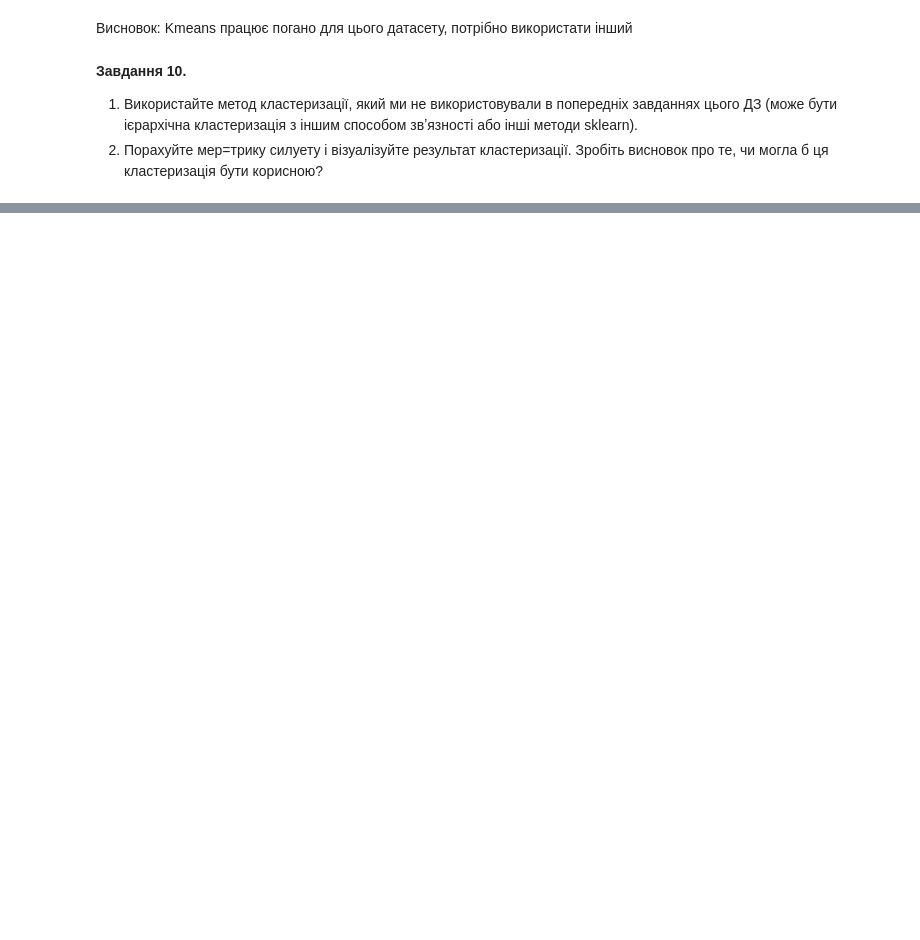
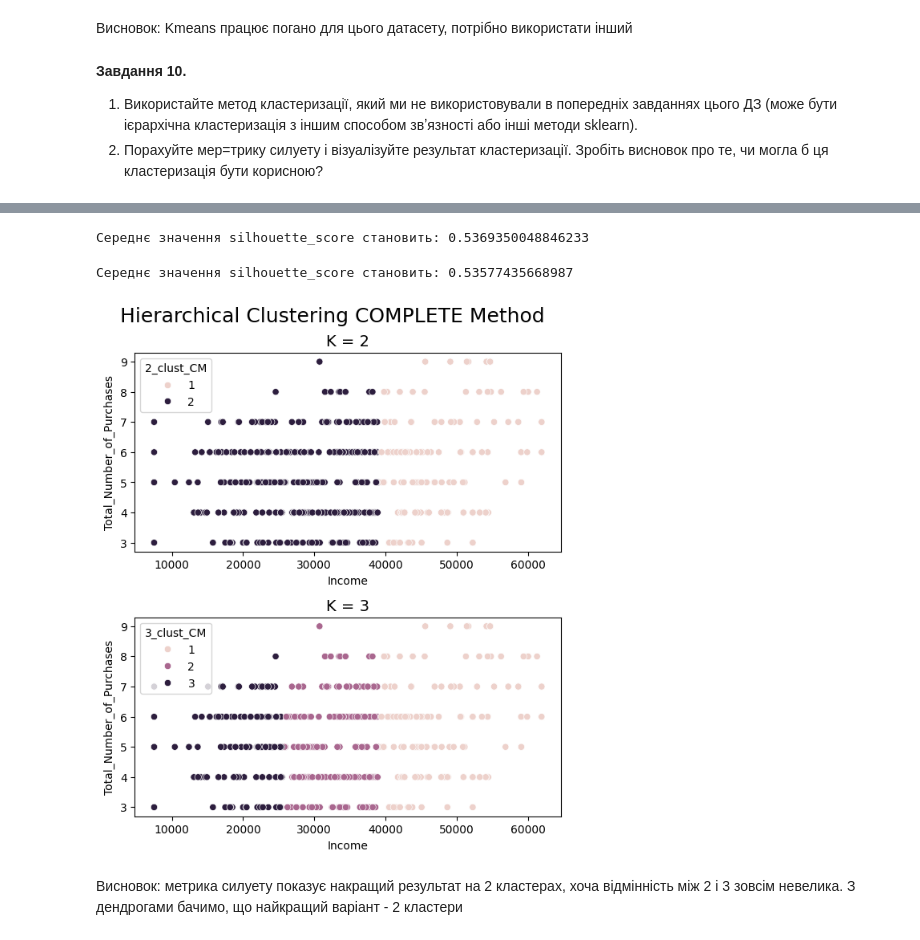
Before and after one commit to nikishkaaa/ML-Course, a Jupyter notebook: "HW_Алгоритми_кластеризації_ipynb".ipynb, the cells around one changed output, grey strips where cells are left out. Drawn from its saved outputs; the diff is of its cells as text; code cells hidden in the pictures; blank space fills up the shorter version.

```diff
--- a/"HW_Алгоритми_кластеризації_ipynb".ipynb
+++ b/"HW_Алгоритми_кластеризації_ipynb".ipynb
@@ -516,0 +527,4 @@ plt.colorbar(label='Cluster Label')
+# %%
+optics_data['2_clust_CM']=fcluster(dist_comp, 2, criterion='maxclust')
+optics_data['3_clust_CM']=fcluster(dist_comp, 3, criterion='maxclust')
+optics_data.head()
@@ -516,0 +539,35 @@ plt.colorbar(label='Cluster Label')
+# %%
+silhouette_avg = silhouette_score(optics_data, optics_data['2_clust_CM'])
+print(
+        "Середнє значення silhouette_score становить:",
+        silhouette_avg,
+    )
+# %% [output]
+Середнє значення silhouette_score становить: 0.5369350048846233
+# %%
+
+silhouette_avg = silhouette_score(optics_data, optics_data['3_clust_CM'])
+print(
+        "Середнє значення silhouette_score становить:",
+        silhouette_avg,
+    )
+# %% [output]
+Середнє значення silhouette_score становить: 0.53577435668987
+# %%
+plt.figure(figsize=(6,10))
+
+plt.suptitle("Hierarchical Clustering COMPLETE Method",fontsize=18)
+
+plt.subplot(3,1,1)
+plt.title("K = 2",fontsize=14)
+sns.scatterplot(x="Income",y="Total_Number_of_Purchases", data=optics_data, hue="2_clust_CM")
+
+plt.subplot(3,1,2)
+plt.title("K = 3",fontsize=14)
+sns.scatterplot(x="Income",y="Total_Number_of_Purchases", data=optics_data, hue="3_clust_CM")
+
+plt.tight_layout();
+# %% [output]
+[figure, added]
+# %% [markdown]
+Висновок: метрика силуету показує накращий результат на 2 кластерах, хоча відмінність між 2 і 3 зовсім невелика. З дендрогами бачимо, що найкращий варіант - 2 кластери
```
Also changed, not shown: parts of 20 cells of this notebook.
